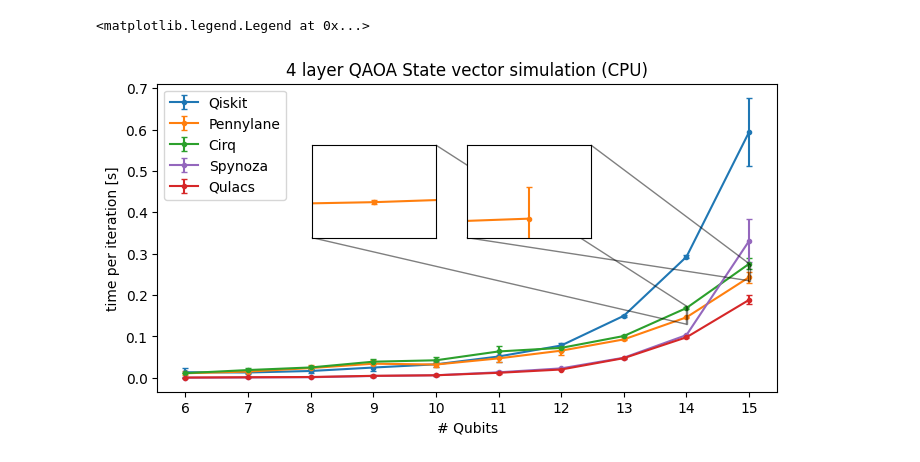
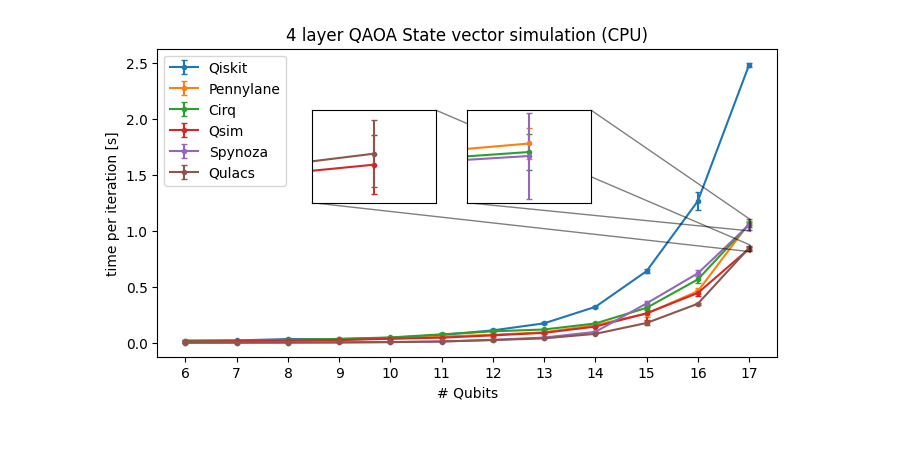
Before and after one commit to seba2390/Azurestuff, a Jupyter notebook: scripts/simulator_comparison_2.ipynb, the cells around one changed output. Drawn from its saved outputs; the diff is of its cells as text; code cells hidden in the pictures.

```diff
--- a/scripts/simulator_comparison_2.ipynb
+++ b/scripts/simulator_comparison_2.ipynb
@@ -19,12 +19,12 @@ from src.Tools import (portfolio_metrics,
                        qubo_limits,
                        check_qubo)
 # %%
-N_min, N_max = 6, 15
+N_min, N_max = 6, 17
 
 cirq_res =      {N: [] for N in range(N_min, N_max + 1)}
 pennylane_res = {N: [] for N in range(N_min, N_max + 1)}
 qiskit_res =    {N: [] for N in range(N_min, N_max + 1)}
-#qsim_res =      {N: [] for N in range(N_min, N_max + 1)}
+qsim_res =      {N: [] for N in range(N_min, N_max + 1)}
 spynoza_res =   {N: [] for N in range(N_min, N_max + 1)}
 qulacs_res =   {N: [] for N in range(N_min, N_max + 1)}
 
@@ -88,10 +88,10 @@ for N in tqdm(range(N_min, N_max+1)):
                                           layers=n_layers,
                                           QUBO_matrix=Q,
                                           QUBO_offset=offset)
-        """qsim_ansatz = Qsimcirq_QAOA(N_qubits=N,
+        qsim_ansatz = Qsimcirq_QAOA(N_qubits=N,
                                     layers=n_layers,
                                     QUBO_matrix=Q,
-                                    QUBO_offset=offset)"""
+                                    QUBO_offset=offset)
         cirq_ansatz = Cirq_QAOA(N_qubits=N,
                                           layers=n_layers,
                                           QUBO_matrix=Q,
@@ -151,7 +151,7 @@ for N in tqdm(range(N_min, N_max+1)):
             cirq_res[N].append(time_pr_iter)
 
 
-        """qsim_start_time = time()
+        qsim_start_time = time()
         qsim_sim = sc.optimize.minimize(fun=qsim_ansatz.get_cost,
                                   x0=theta_i,
                                   method=optimizer_method,
@@ -160,7 +160,7 @@ for N in tqdm(range(N_min, N_max+1)):
         qsim_stop_time = time()
         if qsim_sim['nfev'] > 0:
             time_pr_iter = (qsim_stop_time-qsim_start_time) / qsim_sim['nfev']
-            qsim_res[N].append(time_pr_iter)"""
+            qsim_res[N].append(time_pr_iter)
 
         spynoza_start_time = time()
         spynoza_sim = sc.optimize.minimize(fun=spynoza_ansatz.get_cost,
@@ -189,7 +189,7 @@ for N in tqdm(range(N_min, N_max+1)):
 qiskit_avgs = np.array([[np.mean(qiskit_res[key]), np.std(qiskit_res[key])] for key in qiskit_res.keys()])
 pennylane_avgs = np.array([[np.mean(pennylane_res[key]), np.std(pennylane_res[key])] for key in pennylane_res.keys()])
 cirq_avgs = np.array([[np.mean(cirq_res[key]), np.std(cirq_res[key])] for key in cirq_res.keys()])
-#qsim_avgs = np.array([[np.mean(qsim_res[key]), np.std(qsim_res[key])] for key in qsim_res.keys()])
+qsim_avgs = np.array([[np.mean(qsim_res[key]), np.std(qsim_res[key])] for key in qsim_res.keys()])
 spynoza_avgs = np.array([[np.mean(spynoza_res[key]), np.std(spynoza_res[key])] for key in spynoza_res.keys()])
 qulacs_avgs = np.array([[np.mean(qulacs_res[key]), np.std(qulacs_res[key])] for key in qulacs_res.keys()])
 
@@ -202,42 +202,43 @@ ax.set_title('4 layer QAOA State vector simulation (CPU)')
 ax.errorbar(N_vals, qiskit_avgs[:,0], yerr=qiskit_avgs[:,1], fmt='.-', capsize=2, label='Qiskit', color='tab:blue')
 ax.errorbar(N_vals, pennylane_avgs[:,0], yerr=pennylane_avgs[:,1], fmt='.-', capsize=2, label='Pennylane', color='tab:orange')
 ax.errorbar(N_vals, cirq_avgs[:,0], yerr=cirq_avgs[:,1], fmt='.-', capsize=2, label='Cirq', color='tab:green')
-#ax.errorbar(N_vals, qsim_avgs[:,0], yerr=qsim_avgs[:,1], fmt='.-', capsize=2, label='Qsim', color='tab:red')
+ax.errorbar(N_vals, qsim_avgs[:,0], yerr=qsim_avgs[:,1], fmt='.-', capsize=2, label='Qsim', color='tab:red')
 ax.errorbar(N_vals, spynoza_avgs[:,0], yerr=spynoza_avgs[:,1], fmt='.-', capsize=2, label='Spynoza', color='tab:purple')
-ax.errorbar(N_vals, qulacs_avgs[:,0], yerr=qulacs_avgs[:,1], fmt='.-', capsize=2, label='Qulacs', color='tab:red')
+ax.errorbar(N_vals, qulacs_avgs[:,0], yerr=qulacs_avgs[:,1], fmt='.-', capsize=2, label='Qulacs', color='tab:brown')
 
 ax.set_ylabel('time per iteration [s]')
 ax.set_xlabel('# Qubits')
 ax.set_xticks(N_vals)
 ################## miniplot ##################
 # inset axes....
 axins_x_left, axins_y_lower, axins_x_width, axins_height = 0.5, 0.5, 0.2, 0.3
 axins = ax.inset_axes([axins_x_left, axins_y_lower, axins_x_width, axins_height])
 axins.errorbar(N_vals, pennylane_avgs[:,0], yerr=pennylane_avgs[:,1], fmt='.-', capsize=2, label='Pennylane', color='tab:orange')
-#axins.errorbar(N_vals, qsim_avgs[:,0], yerr=qsim_avgs[:,1], fmt='.-', capsize=2, label='qsim', color='tab:red')
+axins.errorbar(N_vals, cirq_avgs[:,0], yerr=cirq_avgs[:,1], fmt='.-', capsize=2, label='Cirq', color='tab:green')
+axins.errorbar(N_vals, spynoza_avgs[:,0], yerr=spynoza_avgs[:,1], fmt='.-', capsize=2, label='Spynoza', color='tab:purple')
 axins.set_xticks([])
 axins.set_yticks([])
 # sub region of the original image
-x1, x2, y1, y2 = 14.99, 15.01, 0.235, 0.275
+x1, x2, y1, y2 = 16.99, 17.01, 1., 1.105
 axins.set_xlim(x1, x2)
 axins.set_ylim(y1, y2)
 axins.tick_params(axis='both', which='major', labelsize=10)
 ax.indicate_inset_zoom(axins, edgecolor="black")
 
 axins_x_left, axins_y_lower, axins_x_width, axins_height = 0.25, 0.5, 0.2, 0.3
 axins = ax.inset_axes([axins_x_left, axins_y_lower, axins_x_width, axins_height])
-axins.errorbar(N_vals, pennylane_avgs[:,0], yerr=pennylane_avgs[:,1], fmt='.-', capsize=2, label='pennylane', color='tab:orange')
-#axins.errorbar(N_vals, qsim_avgs[:,0], yerr=qsim_avgs[:,1], fmt='.-', capsize=2, label='qsim', color='tab:red')
+axins.errorbar(N_vals, qsim_avgs[:,0], yerr=qsim_avgs[:,1], fmt='.-', capsize=2, label='qsim', color='tab:red')
+axins.errorbar(N_vals, qulacs_avgs[:,0], yerr=qulacs_avgs[:,1], fmt='.-', capsize=2, label='Qulacs', color='tab:brown')
+
 axins.set_xticks([])
 axins.set_yticks([])
 # sub region of the original image
-x1, x2, y1, y2 = 13.99, 14.01, 0.13, 0.1725
+x1, x2, y1, y2 = 16.99, 17.01, 0.815, 0.875
 axins.set_xlim(x1, x2)
 axins.set_ylim(y1, y2)
 axins.tick_params(axis='both', which='major', labelsize=10)
 ax.indicate_inset_zoom(axins, edgecolor="black")
 ax.legend()
-#plt.savefig('simulator_comparison_2.png', dpi=400)
+plt.savefig('simulator_comparison_2.png', dpi=400)
 # %% [output]
-<matplotlib.legend.Legend at 0x...>
-[figure, old version]
+[figure, new version]
```
Also changed, not shown: parts of 1 cell of this notebook, 4 other files.
